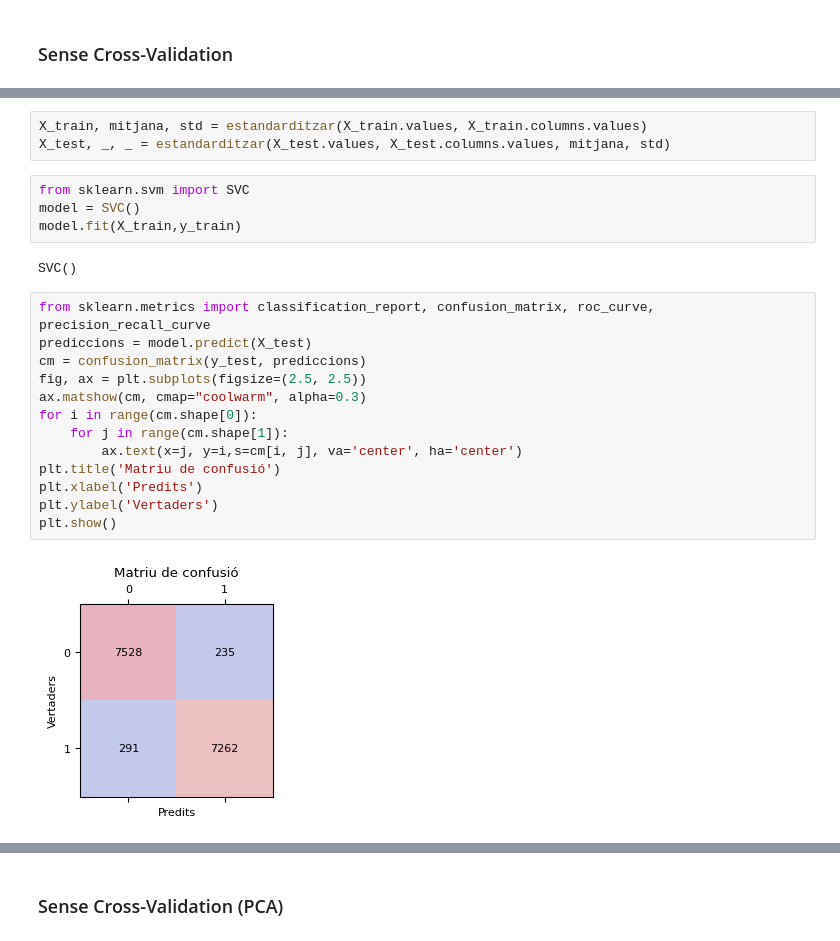
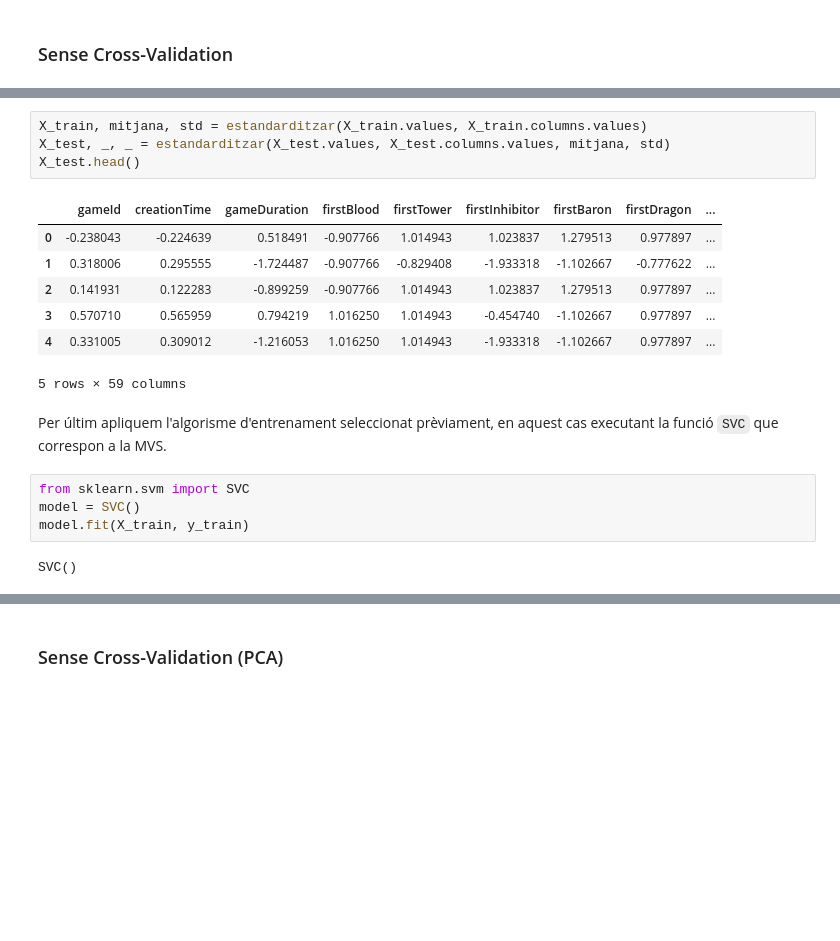
Before and after one commit to RubenRS040398/CasKaggleLoL, a Jupyter notebook: Kaggle.ipynb, the cells around one changed output, grey strips where cells are left out. Drawn from its saved outputs; the diff is of its cells as text; blank space fills up the shorter version.

```diff
--- a/Kaggle.ipynb
+++ b/Kaggle.ipynb
@@ -333,24 +361,20 @@ Name: winner, dtype: int64
 # %%
 X_train, mitjana, std = estandarditzar(X_train.values, X_train.columns.values)
 X_test, _, _ = estandarditzar(X_test.values, X_test.columns.values, mitjana, std)
+X_test.head()
+# %% [output]
+|  | gameId | creationTime | gameDuration | firstBlood | firstTower | firstInhibitor | firstBaron | firstDragon | ... |
+| 0 | -0.238043 | -0.224639 | 0.518491 | -0.907766 | 1.014943 | 1.023837 | 1.279513 | 0.977897 | ... |
+| 1 | 0.318006 | 0.295555 | -1.724487 | -0.907766 | -0.829408 | -1.933318 | -1.102667 | -0.777622 | ... |
+| 2 | 0.141931 | 0.122283 | -0.899259 | -0.907766 | 1.014943 | 1.023837 | 1.279513 | 0.977897 | ... |
+| 3 | 0.570710 | 0.565959 | 0.794219 | 1.016250 | 1.014943 | -0.454740 | -1.102667 | 0.977897 | ... |
+| 4 | 0.331005 | 0.309012 | -1.216053 | 1.016250 | 1.014943 | -1.933318 | -1.102667 | 0.977897 | ... |
+5 rows × 59 columns
+# %% [markdown]
+Per últim apliquem l'algorisme d'entrenament seleccionat prèviament, en aquest cas executant la funció `SVC` que correspon a la MVS.
 # %%
 from sklearn.svm import SVC
 model = SVC()
-model.fit(X_train,y_train)
+model.fit(X_train, y_train)
 # %% [output]
 SVC()
-# %%
-from sklearn.metrics import classification_report, confusion_matrix, roc_curve, precision_recall_curve
-prediccions = model.predict(X_test)
-cm = confusion_matrix(y_test, prediccions)
-fig, ax = plt.subplots(figsize=(2.5, 2.5))
-ax.matshow(cm, cmap="coolwarm", alpha=0.3)
-for i in range(cm.shape[0]):
-    for j in range(cm.shape[1]):
-        ax.text(x=j, y=i,s=cm[i, j], va='center', ha='center')
-plt.title('Matriu de confusió')
-plt.xlabel('Predits')
-plt.ylabel('Vertaders')
-plt.show()
-# %% [output]
-[figure, removed]
```
Also changed, not shown: parts of 28 cells of this notebook, 1 other file.
